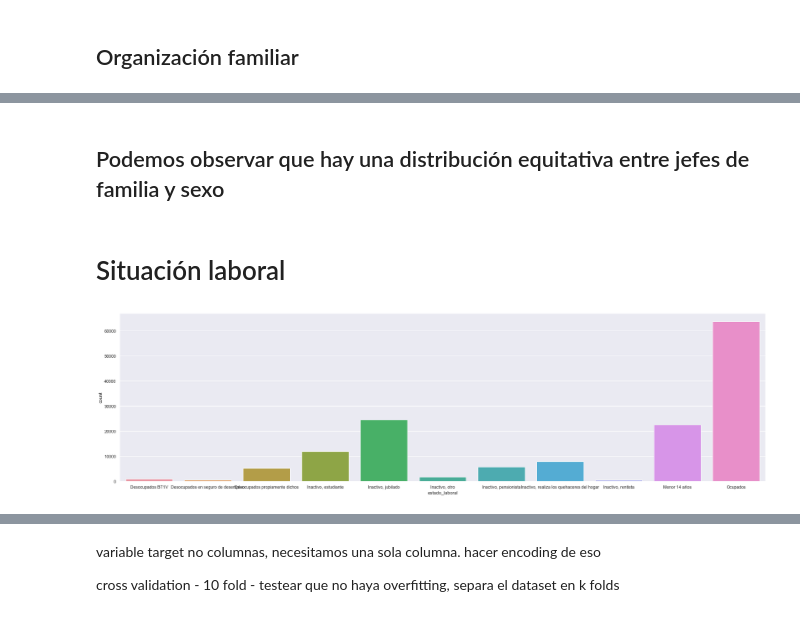
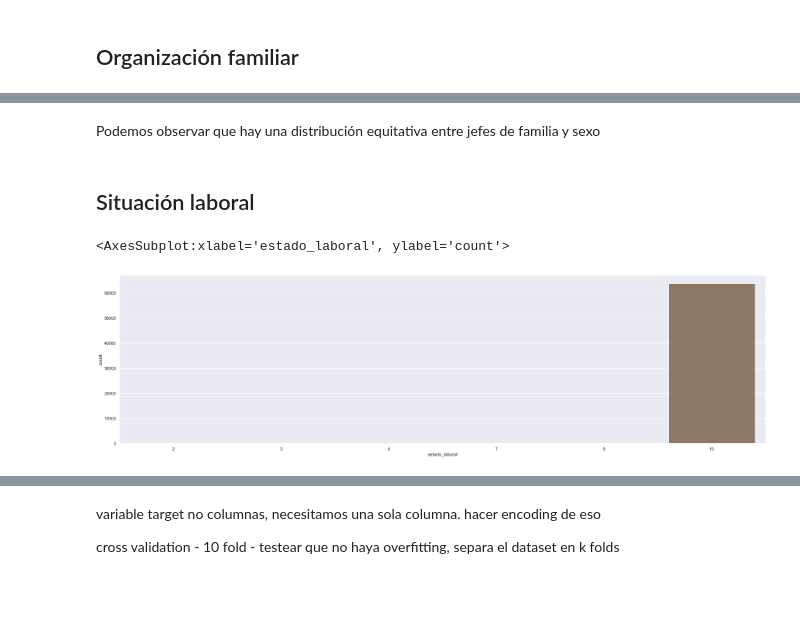
Before and after one commit to anicolon/coder_proyecto, a Jupyter notebook: hch_2020/hyp_2020.ipynb, the cells around one changed output, grey strips where cells are left out. Drawn from its saved outputs; the diff is of its cells as text; code cells hidden in the pictures; blank space fills up the shorter version.

```diff
--- a/hch_2020/hyp_2020.ipynb
+++ b/hch_2020/hyp_2020.ipynb
@@ -67,4 +67,8 @@ df = df[[
     ]]
 
 df['nper'] = df['nper'].astype('category')
-df['sexo'] = df['sexo'].apply(lambda x:'Masculino' if x == 1 else 'Femenino')
+df['sexo'] = df['sexo'].astype('category')
+# %%
+df['busca_otro_trabajo'] = df['busca_otro_trabajo'].astype('str')
+
+df = df[~df['busca_otro_trabajo'].str.contains('0.0')]
@@ -207,10 +226,11 @@ sns.countplot(data=sexo_jefes,x='sexo')
 # %% [markdown]
-## Podemos observar que hay una distribución equitativa entre jefes de familia y sexo
+Podemos observar que hay una distribución equitativa entre jefes de familia y sexo
 # %% [markdown]
-# Situación laboral
+## Situación laboral
 # %%
-ax = sns.countplot(x=df['estado_laboral'])
+sns.countplot(x=df['estado_laboral'])
 # %% [output]
+<AxesSubplot:xlabel='estado_laboral', ylabel='count'>
-[figure, old version]
+[figure, new version]
 # %%
 df['estado_laboral'].value_counts() / len(df['estado_laboral']) * 100
```
Also changed, not shown: parts of 44 cells of this notebook, 2 other files.
